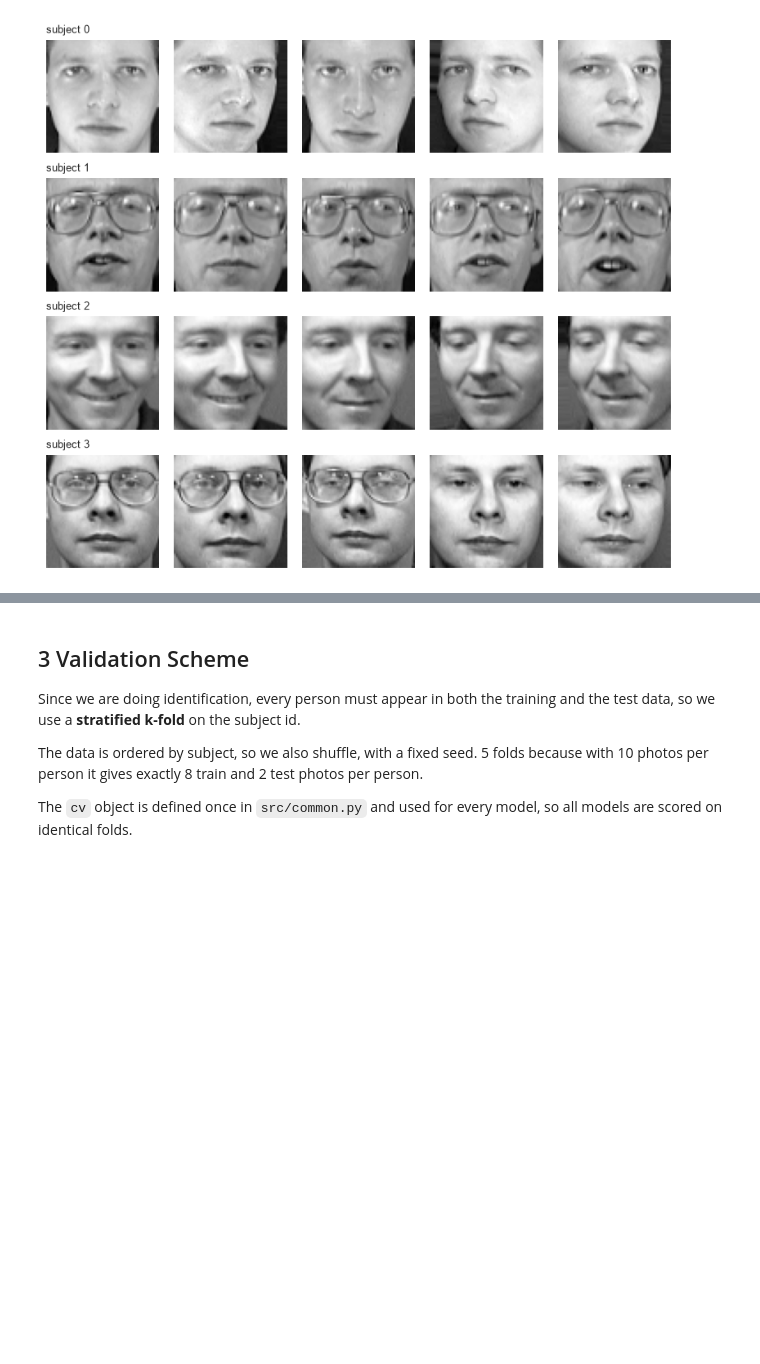
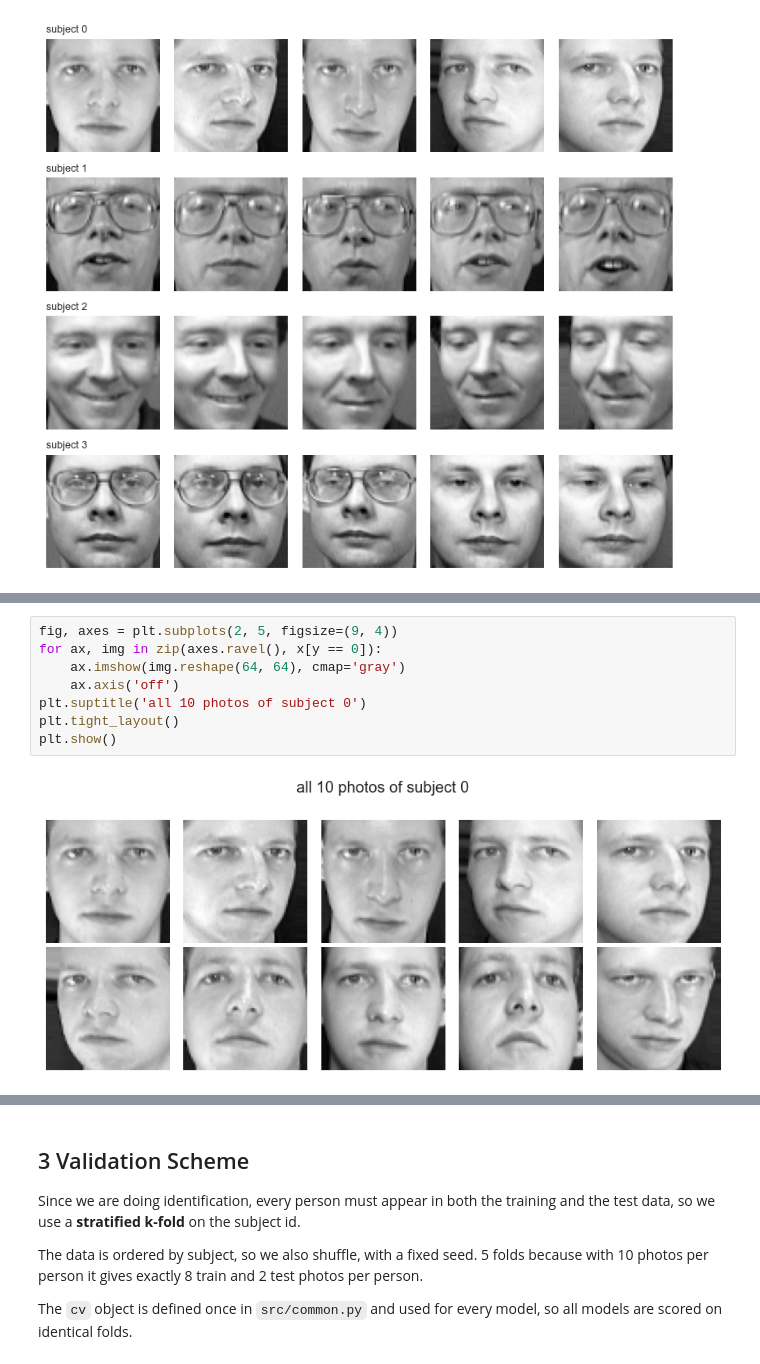
Before and after one commit to mchemrl/pca-face-recognition, a Jupyter notebook: main.ipynb, the cells around one changed output, grey strips where cells are left out. Saved outputs shown, nothing was run; the diff lists cells and outputs as text; blank space fills up the shorter version.

```diff
--- a/main.ipynb
+++ b/main.ipynb
@@ -74,3 +102,13 @@ plt.show()
+# %%
+fig, axes = plt.subplots(2, 5, figsize=(9, 4))
+for ax, img in zip(axes.ravel(), x[y == 0]):
+    ax.imshow(img.reshape(64, 64), cmap='gray')
+    ax.axis('off')
+plt.suptitle('all 10 photos of subject 0')
+plt.tight_layout()
+plt.show()
+# %% [output]
+[figure, added]
 # %% [markdown]
 **about our data:** the faces are cropped, centered and front-facing on a dark background. photos of the same person differ in expression, small head turns, and sometimes glasses.
 
```
Also changed, not shown: parts of 8 cells of this notebook.
